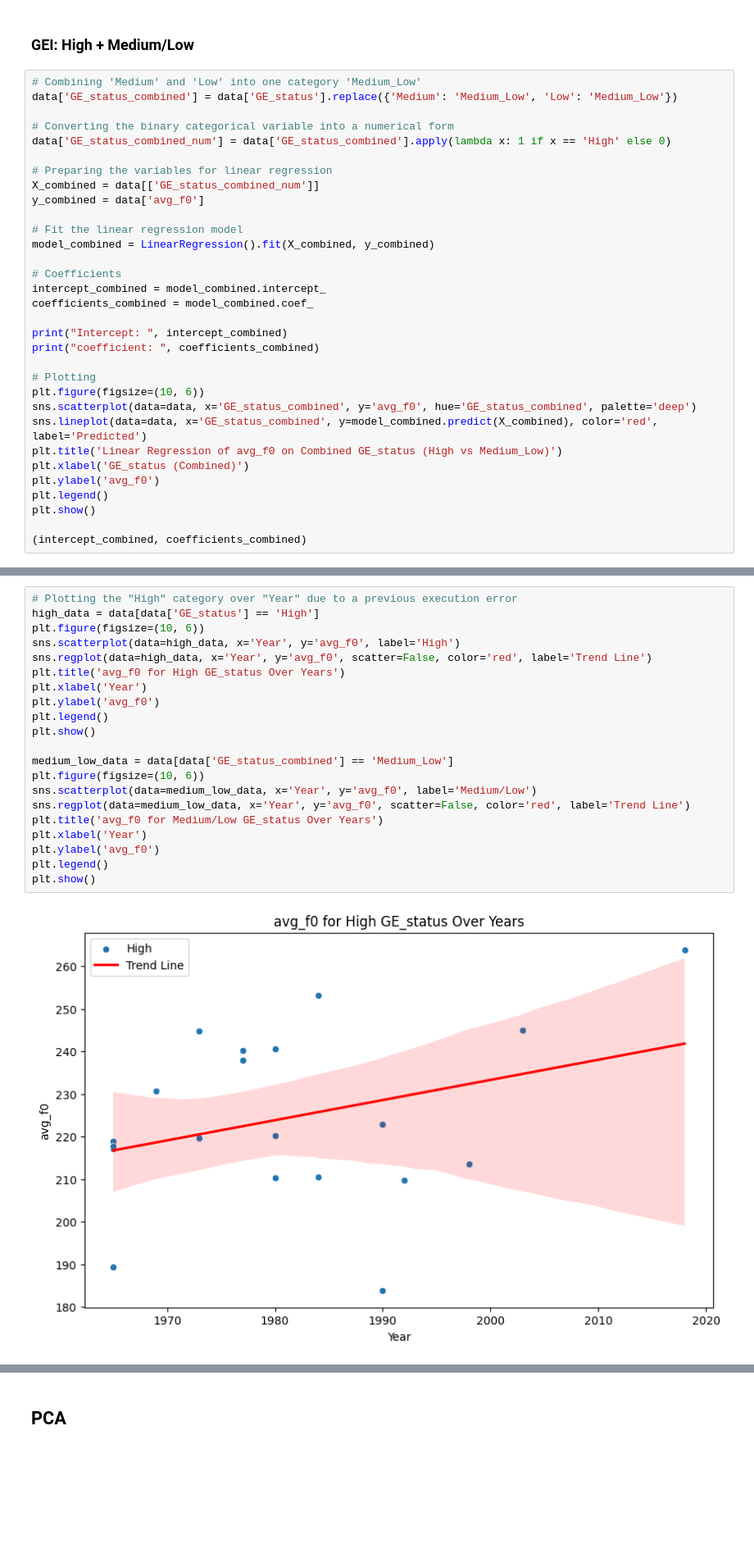
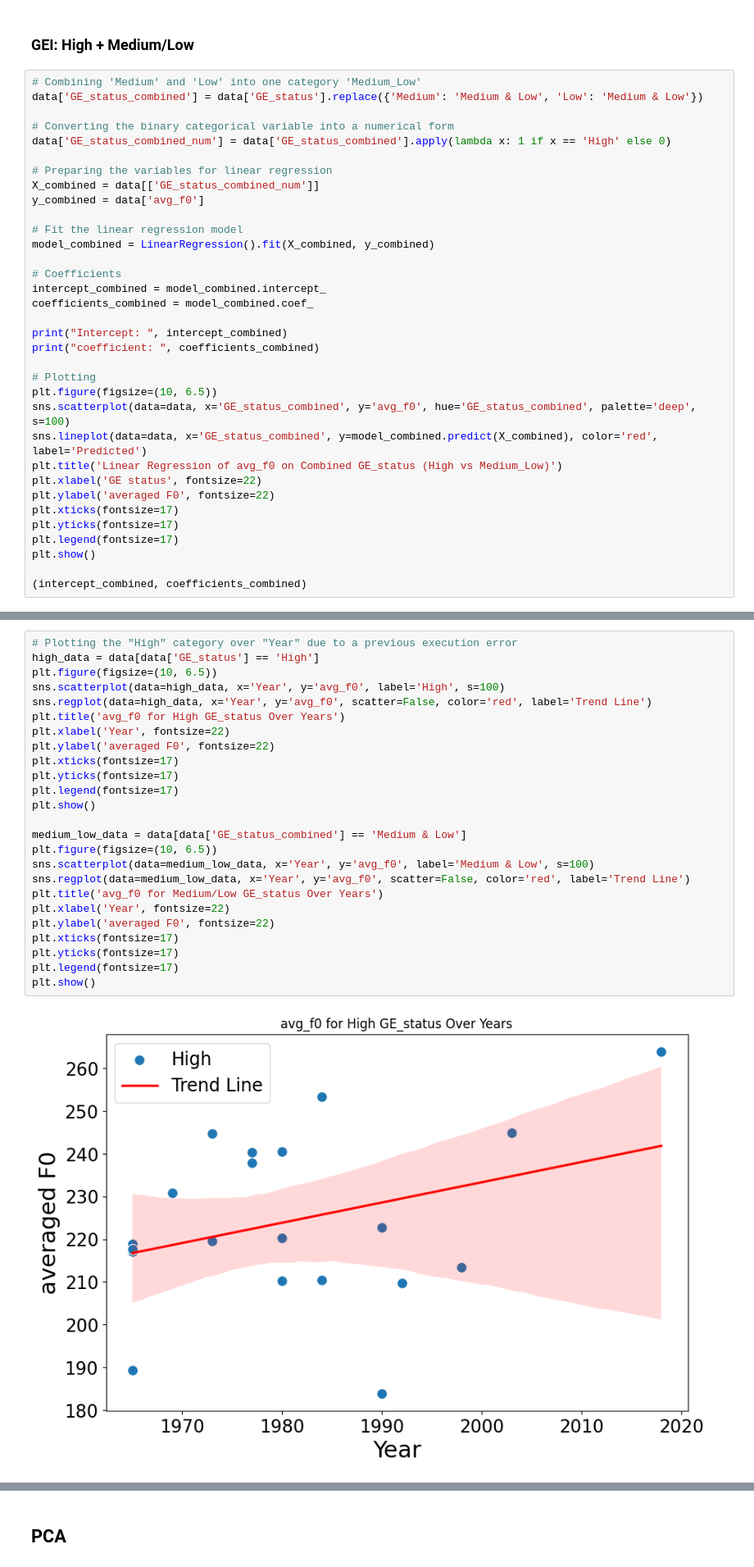
Before and after one commit to rozariwang/WS23-24_Sound_Change, a Jupyter notebook: F0_change_prediction_model.ipynb, the cells around one changed output, grey strips where cells are left out. Shown at 82% size. Drawn from its saved outputs; the diff is of its cells as text; blank space fills up the shorter version.

```diff
--- a/F0_change_prediction_model.ipynb
+++ b/F0_change_prediction_model.ipynb
@@ -170,7 +170,7 @@ plt.show()
 ### GEI: High + Medium/Low
 # %%
 # Combining 'Medium' and 'Low' into one category 'Medium_Low'
-data['GE_status_combined'] = data['GE_status'].replace({'Medium': 'Medium_Low', 'Low': 'Medium_Low'})
+data['GE_status_combined'] = data['GE_status'].replace({'Medium': 'Medium & Low', 'Low': 'Medium & Low'})
 
 # Converting the binary categorical variable into a numerical form
 data['GE_status_combined_num'] = data['GE_status_combined'].apply(lambda x: 1 if x == 'High' else 0)
@@ -190,13 +190,15 @@ print("Intercept: ", intercept_combined)
 print("coefficient: ", coefficients_combined)
 
 # Plotting
-plt.figure(figsize=(10, 6))
-sns.scatterplot(data=data, x='GE_status_combined', y='avg_f0', hue='GE_status_combined', palette='deep')
+plt.figure(figsize=(10, 6.5))
+sns.scatterplot(data=data, x='GE_status_combined', y='avg_f0', hue='GE_status_combined', palette='deep', s=100)
 sns.lineplot(data=data, x='GE_status_combined', y=model_combined.predict(X_combined), color='red', label='Predicted')
 plt.title('Linear Regression of avg_f0 on Combined GE_status (High vs Medium_Low)')
-plt.xlabel('GE_status (Combined)')
-plt.ylabel('avg_f0')
-plt.legend()
+plt.xlabel('GE status', fontsize=22)
+plt.ylabel('averaged F0', fontsize=22)
+plt.xticks(fontsize=17)
+plt.yticks(fontsize=17)
+plt.legend(fontsize=17)
 plt.show()
 
 (intercept_combined, coefficients_combined)
@@ -208,23 +210,27 @@ coefficient:  [-21.8139772]
 # %%
 # Plotting the "High" category over "Year" due to a previous execution error
 high_data = data[data['GE_status'] == 'High']
-plt.figure(figsize=(10, 6))
-sns.scatterplot(data=high_data, x='Year', y='avg_f0', label='High')
+plt.figure(figsize=(10, 6.5))
+sns.scatterplot(data=high_data, x='Year', y='avg_f0', label='High', s=100)
 sns.regplot(data=high_data, x='Year', y='avg_f0', scatter=False, color='red', label='Trend Line')
 plt.title('avg_f0 for High GE_status Over Years')
-plt.xlabel('Year')
-plt.ylabel('avg_f0')
-plt.legend()
+plt.xlabel('Year', fontsize=22)
+plt.ylabel('averaged F0', fontsize=22)
+plt.xticks(fontsize=17)
+plt.yticks(fontsize=17)
+plt.legend(fontsize=17)
 plt.show()
 
-medium_low_data = data[data['GE_status_combined'] == 'Medium_Low']
-plt.figure(figsize=(10, 6))
-sns.scatterplot(data=medium_low_data, x='Year', y='avg_f0', label='Medium/Low')
+medium_low_data = data[data['GE_status_combined'] == 'Medium & Low']
+plt.figure(figsize=(10, 6.5))
+sns.scatterplot(data=medium_low_data, x='Year', y='avg_f0', label='Medium & Low', s=100)
 sns.regplot(data=medium_low_data, x='Year', y='avg_f0', scatter=False, color='red', label='Trend Line')
 plt.title('avg_f0 for Medium/Low GE_status Over Years')
-plt.xlabel('Year')
-plt.ylabel('avg_f0')
-plt.legend()
+plt.xlabel('Year', fontsize=22)
+plt.ylabel('averaged F0', fontsize=22)
+plt.xticks(fontsize=17)
+plt.yticks(fontsize=17)
+plt.legend(fontsize=17)
 plt.show()
 # %% [output]
-[figure, old version]
+[figure, new version]
```
Also changed, not shown: parts of 3 cells of this notebook, 7 other files.
